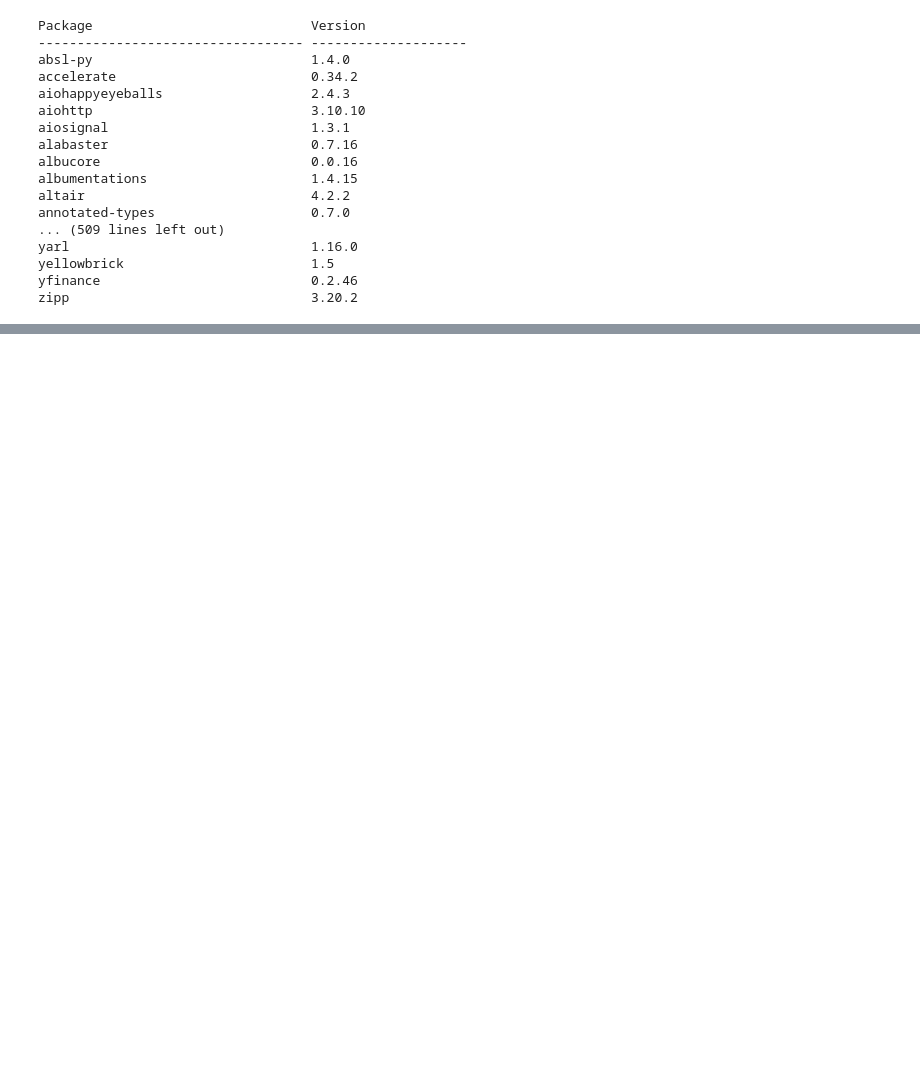
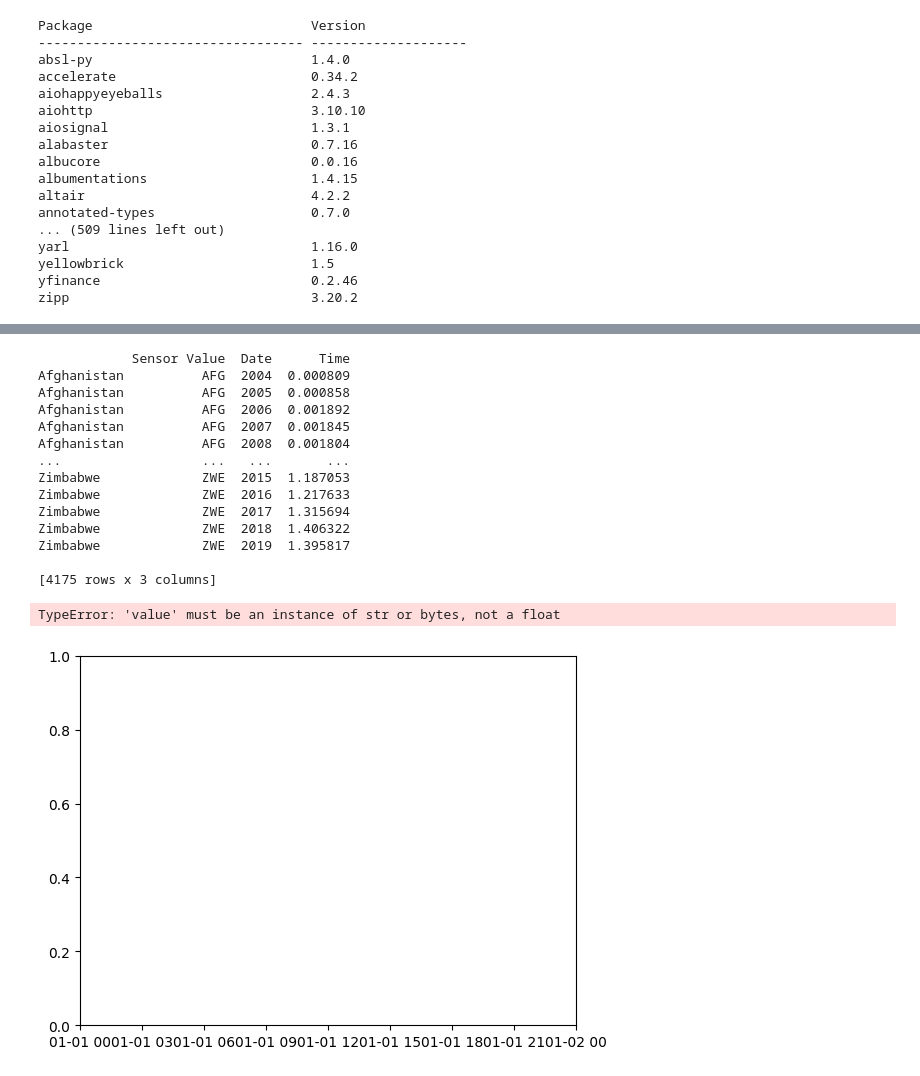
Before and after one commit to 627alyosa451/hu-bby261-2025, a Jupyter notebook: 24_ekim_lab_veri.ipynb, the cells around one changed output, grey strips where cells are left out. Cells and saved outputs as stored; diff of their text form; code cells hidden in the pictures; blank space fills up the shorter version.

```diff
--- a/24_ekim_lab_veri.ipynb
+++ b/24_ekim_lab_veri.ipynb
@@ -22,0 +49,40 @@ zipp                               3.20.2
+# %%
+import pandas as pd
+from datetime import datetime
+import csv
+import matplotlib.pyplot as plt
+import matplotlib.dates as mdates
+
+headers = ['Sensor Value','Date','Time']
+# Tell pandas that the first row contains headers
+df = pd.read_csv('/content/broadband-penetration-by-country.csv', names=headers, header=0)
+print (df)
+
+# Now, the 'Date' column should only contain date strings, not the header
+df['Date'] = df['Date'].map(lambda x: datetime.strptime(str(x),"%Y")) # Changed format to match your data
+x = df['Date']
+y = df['Sensor Value']
+
+# plot
+plt.plot(x,y)
+# beautify the x-labels
+plt.gcf().autofmt_xdate()
+
+plt.show()
+# %% [output]
+            Sensor Value  Date      Time
+Afghanistan          AFG  2004  0.000809
+Afghanistan          AFG  2005  0.000858
+Afghanistan          AFG  2006  0.001892
+Afghanistan          AFG  2007  0.001845
+Afghanistan          AFG  2008  0.001804
+...                  ...   ...       ...
+Zimbabwe             ZWE  2015  1.187053
+Zimbabwe             ZWE  2016  1.217633
+Zimbabwe             ZWE  2017  1.315694
+Zimbabwe             ZWE  2018  1.406322
+Zimbabwe             ZWE  2019  1.395817
+
+[4175 rows x 3 columns]
+TypeError: 'value' must be an instance of str or bytes, not a float
+[figure, added]
```
Also changed, not shown: parts of 2 cells of this notebook.
